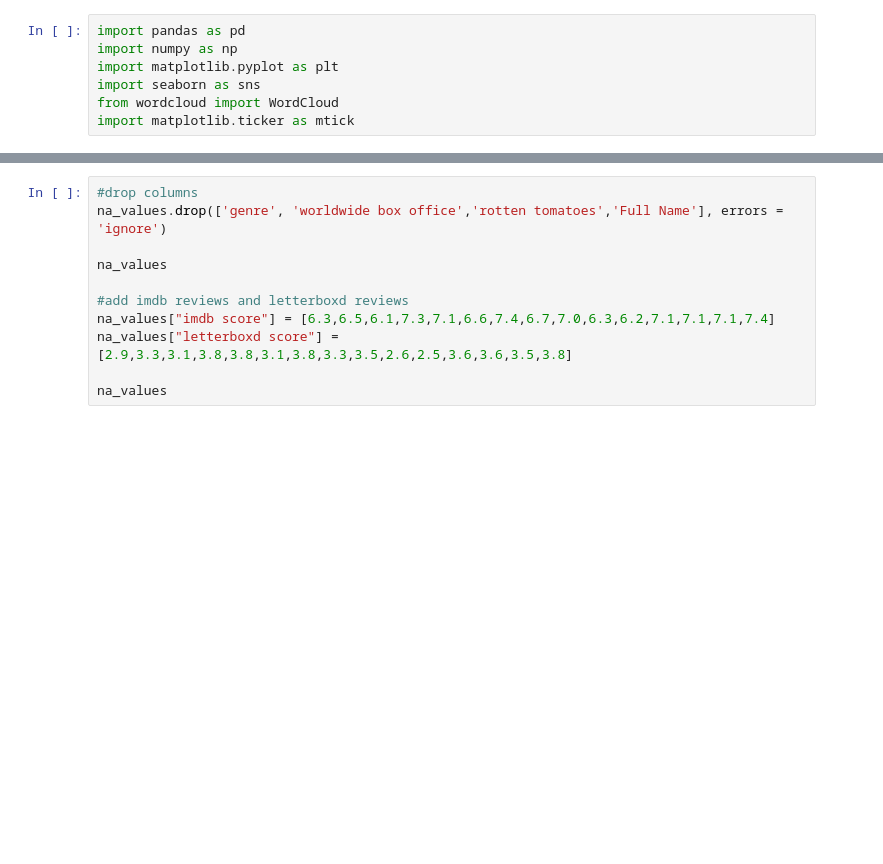
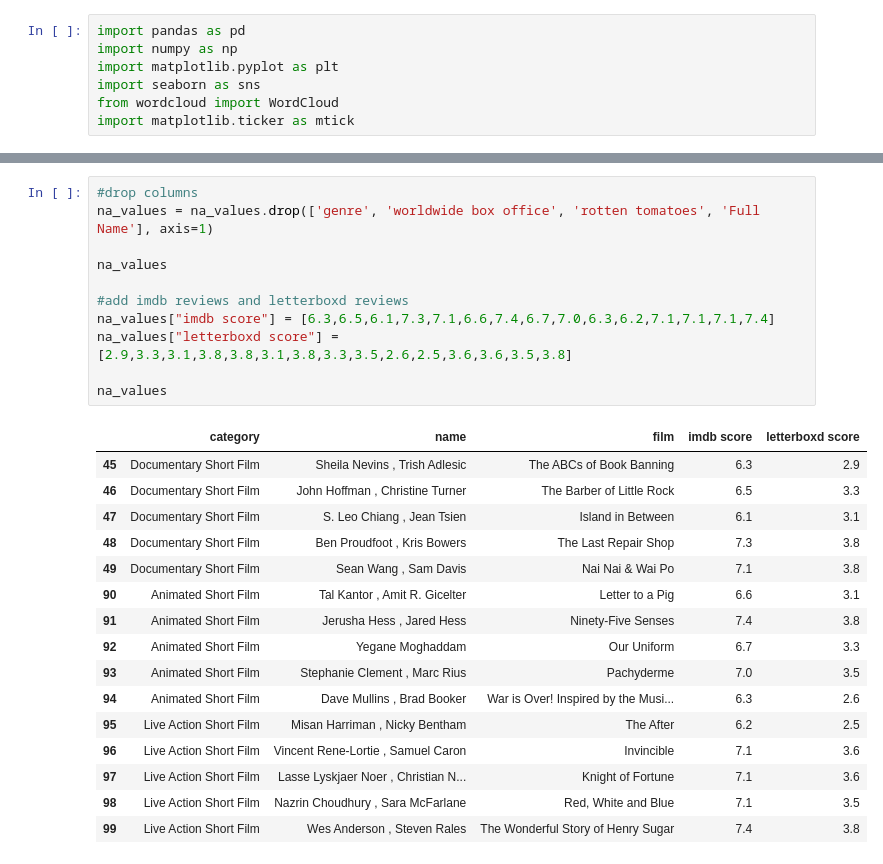
Before and after one commit to memu1227/Oscars, a Jupyter notebook: Oscar_Predictions.ipynb, the cells around one changed output, grey strips where cells are left out. Cells and saved outputs as stored; diff of their text form; blank space fills up the shorter version.

```diff
--- a/Oscar_Predictions.ipynb
+++ b/Oscar_Predictions.ipynb
@@ -227,14 +445,31 @@ print(top_nominees.to_string(index=False))
 # %%
 #drop columns
-na_values.drop(['genre', 'worldwide box office','rotten tomatoes','Full Name'], errors = 'ignore')
+na_values = na_values.drop(['genre', 'worldwide box office', 'rotten tomatoes', 'Full Name'], axis=1)
 
 na_values
 
 #add imdb reviews and letterboxd reviews
 na_values["imdb score"] = [6.3,6.5,6.1,7.3,7.1,6.6,7.4,6.7,7.0,6.3,6.2,7.1,7.1,7.1,7.4]
 na_values["letterboxd score"] = [2.9,3.3,3.1,3.8,3.8,3.1,3.8,3.3,3.5,2.6,2.5,3.6,3.6,3.5,3.8]
 
 na_values
+# %% [output]
+|  | category | name | film | imdb score | letterboxd score |
+| 45 | Documentary Short Film | Sheila Nevins , Trish Adlesic | The ABCs of Book Banning | 6.3 | 2.9 |
+| 46 | Documentary Short Film | John Hoffman , Christine Turner | The Barber of Little Rock | 6.5 | 3.3 |
+| 47 | Documentary Short Film | S. Leo Chiang , Jean Tsien | Island in Between | 6.1 | 3.1 |
+| 48 | Documentary Short Film | Ben Proudfoot , Kris Bowers | The Last Repair Shop | 7.3 | 3.8 |
+| 49 | Documentary Short Film | Sean Wang , Sam Davis | Nai Nai & Wai Po | 7.1 | 3.8 |
+| 90 | Animated Short Film | Tal Kantor , Amit R. Gicelter | Letter to a Pig | 6.6 | 3.1 |
+| 91 | Animated Short Film | Jerusha Hess , Jared Hess | Ninety-Five Senses | 7.4 | 3.8 |
+| 92 | Animated Short Film | Yegane Moghaddam | Our Uniform | 6.7 | 3.3 |
+| 93 | Animated Short Film | Stephanie Clement , Marc Rius | Pachyderme | 7.0 | 3.5 |
+| 94 | Animated Short Film | Dave Mullins , Brad Booker | War is Over! Inspired by the Musi... | 6.3 | 2.6 |
+| 95 | Live Action Short Film | Misan Harriman , Nicky Bentham | The After | 6.2 | 2.5 |
+| 96 | Live Action Short Film | Vincent Rene-Lortie , Samuel Caron | Invincible | 7.1 | 3.6 |
+| 97 | Live Action Short Film | Lasse Lyskjaer Noer , Christian N... | Knight of Fortune | 7.1 | 3.6 |
+| 98 | Live Action Short Film | Nazrin Choudhury , Sara McFarlane | Red, White and Blue | 7.1 | 3.5 |
+| 99 | Live Action Short Film | Wes Anderson , Steven Rales | The Wonderful Story of Henry Sugar | 7.4 | 3.8 |
 # %%
 # Rank nominees within each category based on IMDb and Letterboxd scores
 na_values['imdb rank'] = na_values.groupby('category')['imdb score'].rank(ascending=False, method='min')
```
Also changed, not shown: parts of 20 cells of this notebook.
